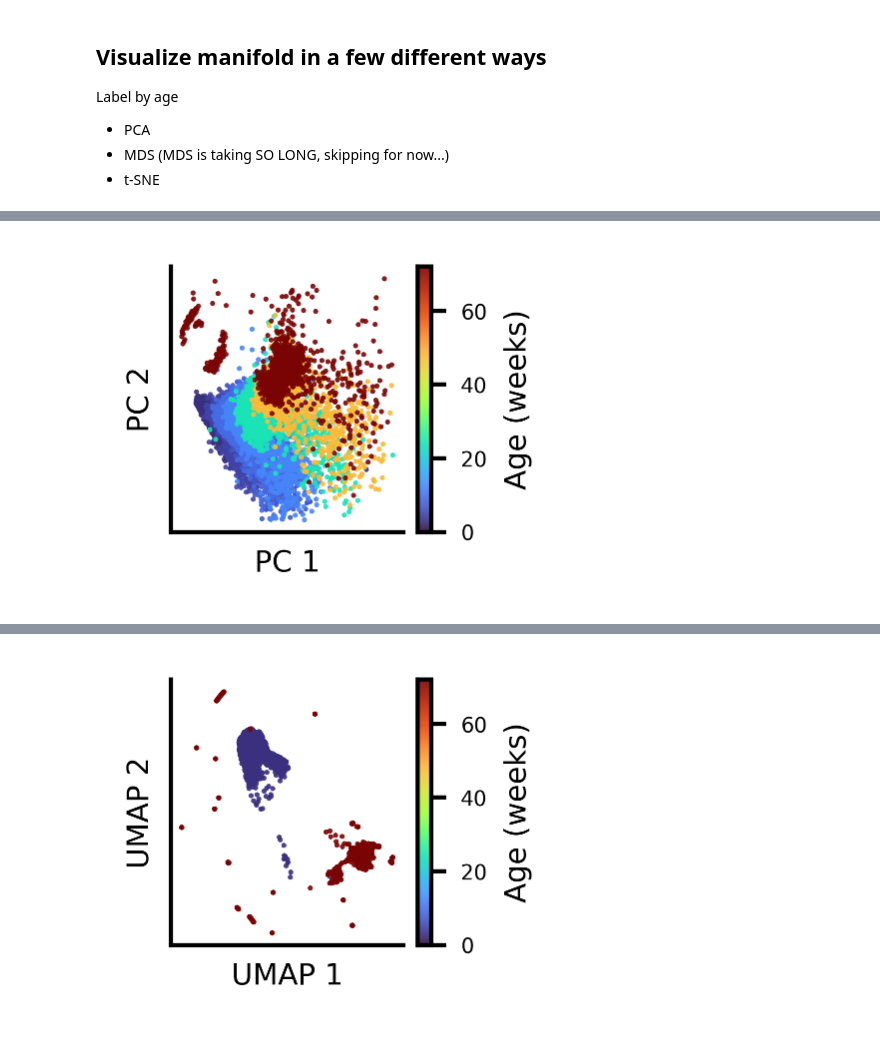
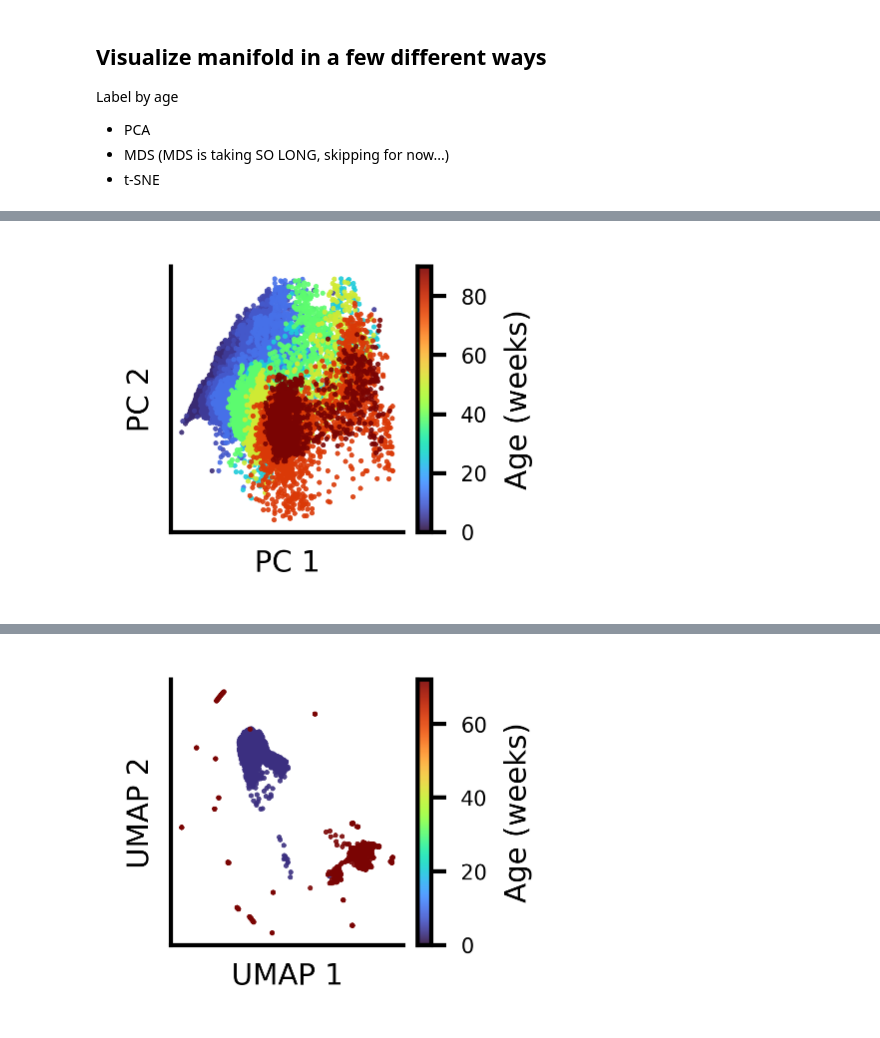
Before and after one commit to dattalab/ontogeny-of-behavior, a Jupyter notebook: notebooks/figures/win/fig1-pose-manifold-analysis.ipynb, the cells around one changed output, grey strips where cells are left out. Cells and saved outputs as stored; diff of their text form; code cells hidden in the pictures.

Commit message:
more updates to the codebase
- did some guided autoencoder embedding
- trained "final" version of size norm network
- misc updates and changes

```diff
--- a/notebooks/figures/win/fig1-pose-manifold-analysis.ipynb
+++ b/notebooks/figures/win/fig1-pose-manifold-analysis.ipynb
@@ -85,0 +105,3 @@ def age_map(string) -> int:
+# %%
+exclusion_uuids = list(map(get_uuid, exclusions['File path'].values))
+files = sorted(multi_filter(has_key, check_session, seq=paths[0].glob('*.h5')))
@@ -96,7 +122,7 @@ for f in tqdm(files):
         ))
 
 sessions_df = pd.DataFrame(sessions_df)
-sessions_df['age'] = sessions_df['session'].map(age_map)
+sessions_df['age'] = sessions_df['session'].map(age_map).astype('int')
 sessions_df = sessions_df.dropna()
 sessions_df = sessions_df[~sessions_df['session'].str.contains('CRL')]
 # %%
@@ -149,14 +176,16 @@ selected
 # %%
-n_frames = 2500
-np.random.seed(0)
+n_frames = 3500
+# np.random.seed(0)
 
 all_frames = {}
 all_recon_frames = {}
 for idx, (age, file) in enumerate(tqdm(selected)):
     with h5py.File(file, 'r') as h5f:
-        inds = sorted(np.random.permutation(np.arange(len(h5f['frames'])))[:n_frames])
-        all_frames[(idx, age)] = h5f['frames'][inds]
-        all_recon_frames[(idx, age)] = h5f['win_size_norm_frames_v2'][inds]
+        # inds = sorted(np.random.permutation(np.arange(len(h5f['frames'])))[:n_frames])
+        # all_frames[(idx, age)] = h5f['frames'][inds]
+        # all_recon_frames[(idx, age)] = h5f[recon_key][inds]
+        all_frames[(idx, age)] = h5f['frames'][:n_frames]
+        all_recon_frames[(idx, age)] = h5f[recon_key][:n_frames]
 # %% [markdown]
 ## Visualize manifold in a few different ways
 
@@ -200,2 +232,0 @@ plt.ylim(0.5, 1)
-# %%
-thinning = 4
@@ -202,13 +239,13 @@ thinning = 4
 # %%
 fig = plt.figure(figsize=(1.25, 1.15), dpi=300)
 ax = fig.gca()
 im = ax.scatter(*x_pcs[::thinning, :2].T, c=y[::thinning], cmap='turbo', s=1.5, lw=0, ec='k', alpha=0.9, vmin=0)
 fig.colorbar(im, label='Age (weeks)', ax=ax)
 ax.set(xticks=[], yticks=[], xlabel='PC 1', ylabel='PC 2')
 sns.despine()
-# saver(fig, 'pre-model-pcs-across-age');
+saver(fig, 'pre-model-pcs-across-age');
 # %% [output]
-[figure, old version]
+[figure, new version]
 # %%
 umap_mdl = umap.UMAP(random_state=0)
 latents = umap_mdl.fit_transform(x_pcs)
```
Also changed, not shown: parts of 29 cells of this notebook, 36 other files.
